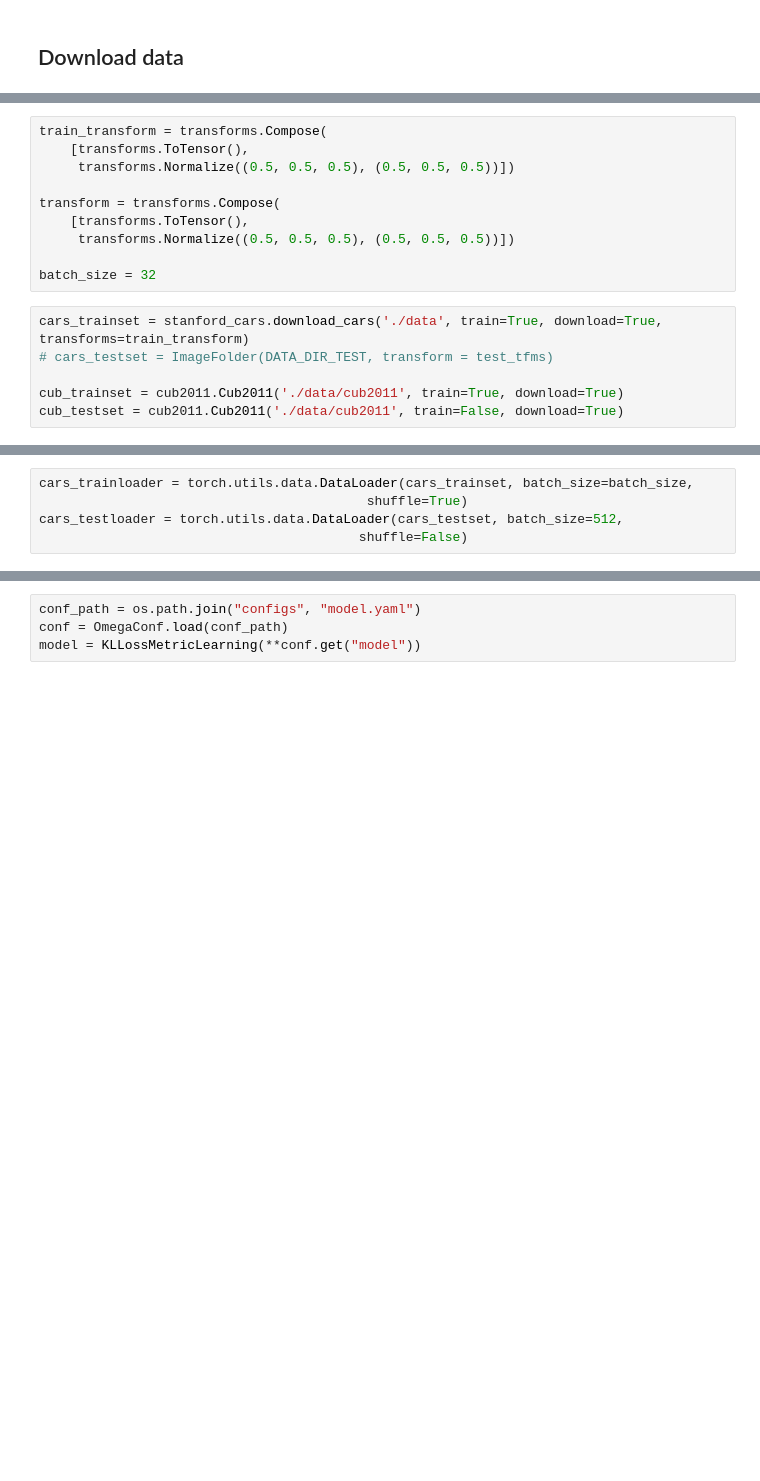
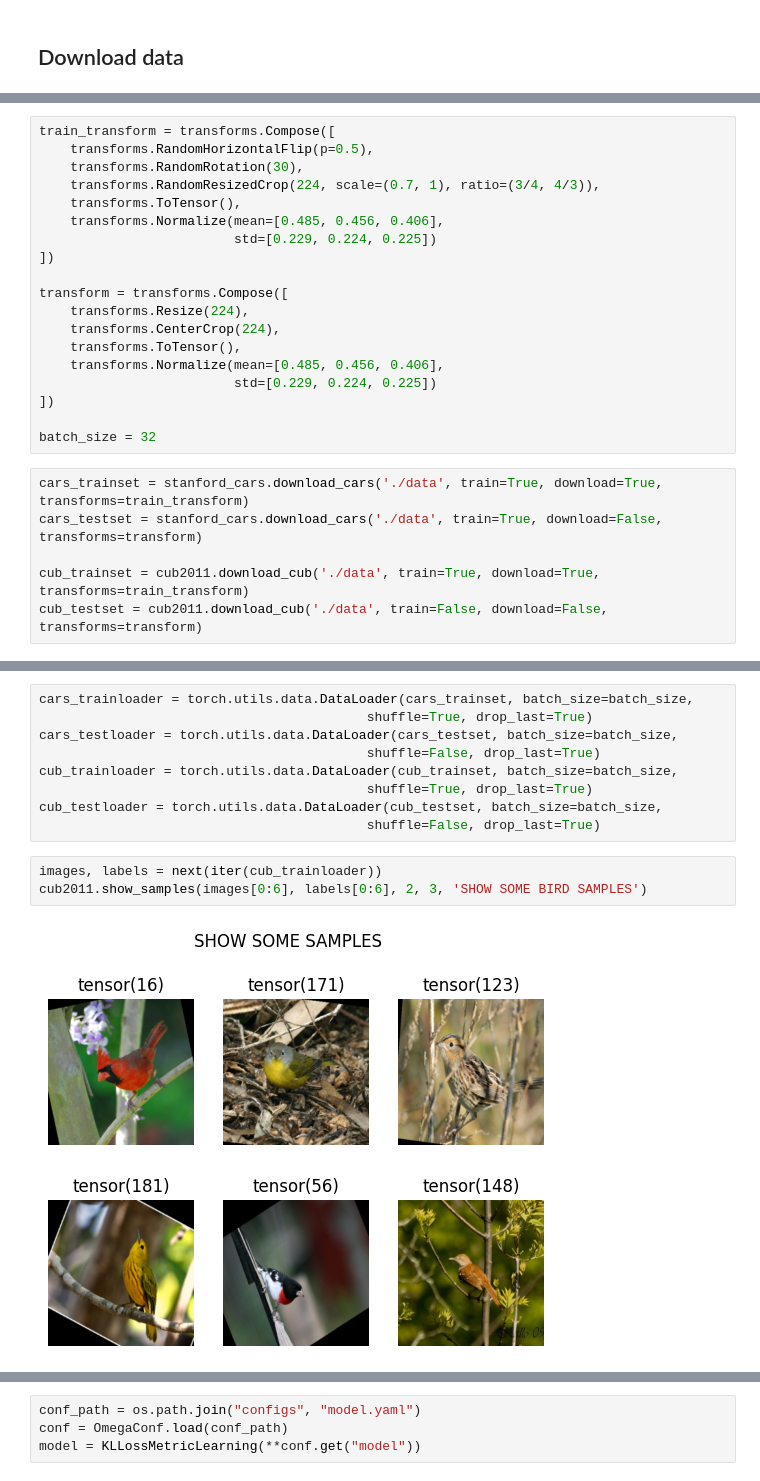
Before and after one commit to RichardStaszkiewicz/WUT-ZSSN-PROJECT-Metric-Learning-KL-Loss, a Jupyter notebook: main.ipynb, the cells around one changed output, grey strips where cells are left out. Cells and saved outputs as stored; diff of their text form; blank space fills up the shorter version.

Commit message:
[Data] Cleared import. Functional backend up to dataloaders. Utils to view the samples

```diff
--- a/main.ipynb
+++ b/main.ipynb
@@ -14,17 +32,26 @@ from data_utils import stanford_cars
 # %%
-train_transform = transforms.Compose(
-    [transforms.ToTensor(),
-     transforms.Normalize((0.5, 0.5, 0.5), (0.5, 0.5, 0.5))])
+train_transform = transforms.Compose([
+    transforms.RandomHorizontalFlip(p=0.5),
+    transforms.RandomRotation(30),
+    transforms.RandomResizedCrop(224, scale=(0.7, 1), ratio=(3/4, 4/3)),
+    transforms.ToTensor(),
+    transforms.Normalize(mean=[0.485, 0.456, 0.406],
+                         std=[0.229, 0.224, 0.225])
+])
 
-transform = transforms.Compose(
-    [transforms.ToTensor(),
-     transforms.Normalize((0.5, 0.5, 0.5), (0.5, 0.5, 0.5))])
+transform = transforms.Compose([
+    transforms.Resize(224),
+    transforms.CenterCrop(224),
+    transforms.ToTensor(),
+    transforms.Normalize(mean=[0.485, 0.456, 0.406],
+                         std=[0.229, 0.224, 0.225])
+])
 
 batch_size = 32
 # %%
 cars_trainset = stanford_cars.download_cars('./data', train=True, download=True, transforms=train_transform)
-# cars_testset = ImageFolder(DATA_DIR_TEST, transform = test_tfms)
+cars_testset = stanford_cars.download_cars('./data', train=True, download=False, transforms=transform)
 
-cub_trainset = cub2011.Cub2011('./data/cub2011', train=True, download=True)
-cub_testset = cub2011.Cub2011('./data/cub2011', train=False, download=True)
+cub_trainset = cub2011.download_cub('./data', train=True, download=True, transforms=train_transform)
+cub_testset = cub2011.download_cub('./data', train=False, download=False, transforms=transform)
 # %% [output]
@@ -35,5 +62,14 @@ Files already downloaded and verified
 # %%
 cars_trainloader = torch.utils.data.DataLoader(cars_trainset, batch_size=batch_size,
-                                          shuffle=True)
-cars_testloader = torch.utils.data.DataLoader(cars_testset, batch_size=512,
-                                         shuffle=False)
+                                          shuffle=True, drop_last=True)
+cars_testloader = torch.utils.data.DataLoader(cars_testset, batch_size=batch_size,
+                                          shuffle=False, drop_last=True)
+cub_trainloader = torch.utils.data.DataLoader(cub_trainset, batch_size=batch_size,
+                                          shuffle=True, drop_last=True)
+cub_testloader = torch.utils.data.DataLoader(cub_testset, batch_size=batch_size,
+                                          shuffle=False, drop_last=True)
+# %%
+images, labels = next(iter(cub_trainloader))
+cub2011.show_samples(images[0:6], labels[0:6], 2, 3, 'SHOW SOME BIRD SAMPLES')
+# %% [output]
+[figure, added]
```
Also changed, not shown: parts of 8 cells of this notebook, 2 other files.
